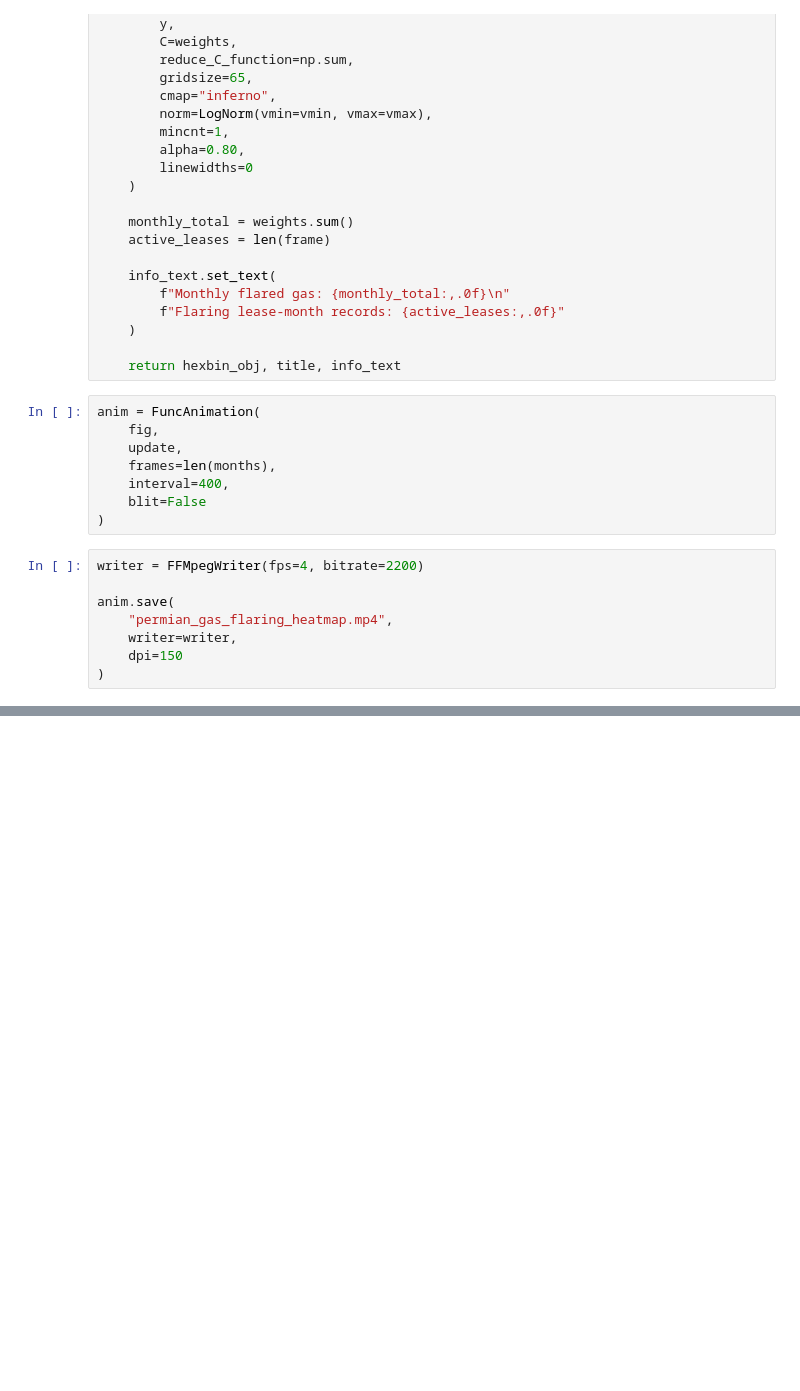
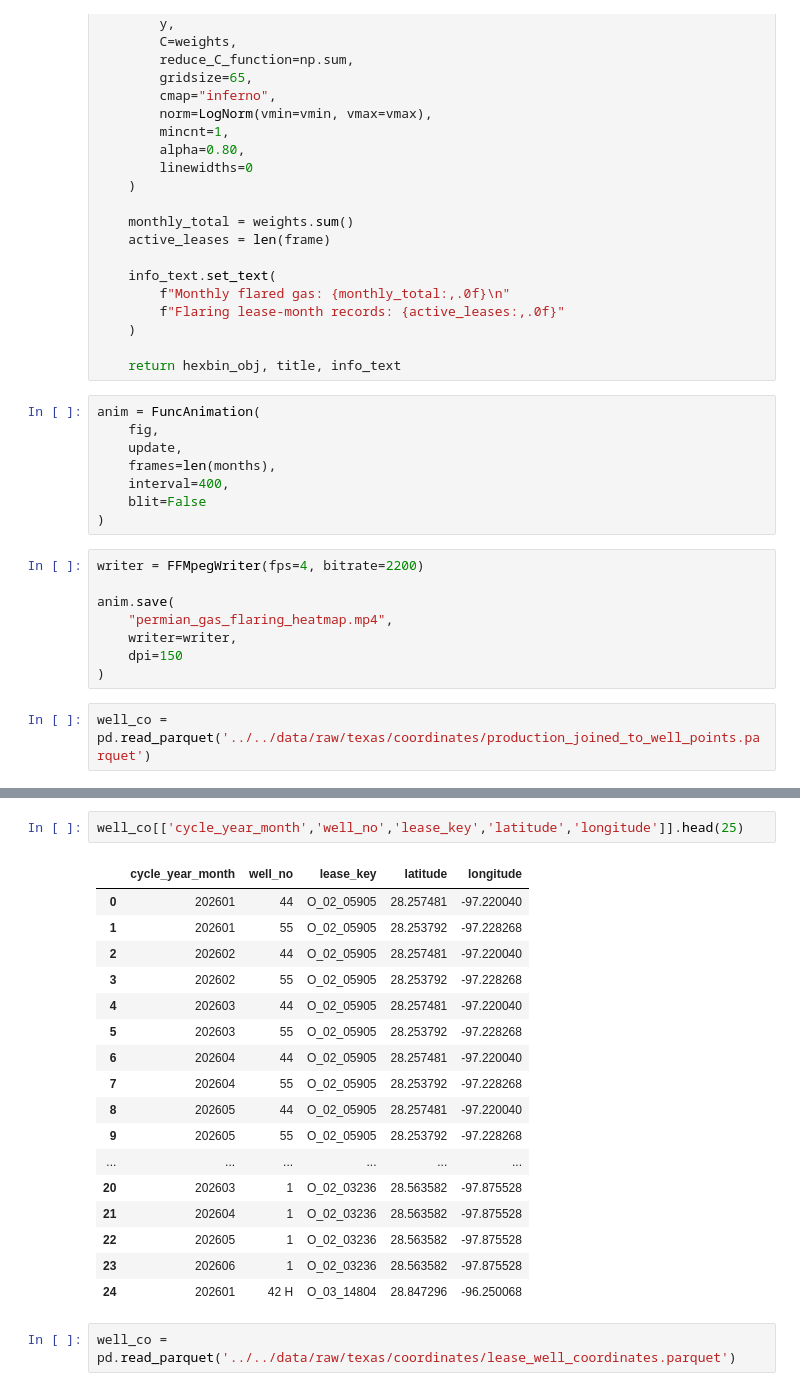
Before and after one commit to Erdos-Projects/summer26-permian-flaring, a Jupyter notebook: visualizations/texas/texas_oil_test_4.ipynb, the cells around one changed output, grey strips where cells are left out. Saved outputs shown, nothing was run; the diff lists cells and outputs as text; blank space fills up the shorter version.

```diff
--- a/visualizations/texas/texas_oil_test_4.ipynb
+++ b/visualizations/texas/texas_oil_test_4.ipynb
@@ -351,3 +381,5 @@ anim.save(
     writer=writer,
     dpi=150
 )
+# %%
+well_co = pd.read_parquet('../../data/raw/texas/coordinates/production_joined_to_well_points.parquet')
@@ -353,0 +395,22 @@ anim.save(
+# %%
+well_co[['cycle_year_month','well_no','lease_key','latitude','longitude']].head(25)
+# %% [output]
+|  | cycle_year_month | well_no | lease_key | latitude | longitude |
+| 0 | 202601 | 44 | O_02_05905 | 28.257481 | -97.220040 |
+| 1 | 202601 | 55 | O_02_05905 | 28.253792 | -97.228268 |
+| 2 | 202602 | 44 | O_02_05905 | 28.257481 | -97.220040 |
+| 3 | 202602 | 55 | O_02_05905 | 28.253792 | -97.228268 |
+| 4 | 202603 | 44 | O_02_05905 | 28.257481 | -97.220040 |
+| 5 | 202603 | 55 | O_02_05905 | 28.253792 | -97.228268 |
+| 6 | 202604 | 44 | O_02_05905 | 28.257481 | -97.220040 |
+| 7 | 202604 | 55 | O_02_05905 | 28.253792 | -97.228268 |
+| 8 | 202605 | 44 | O_02_05905 | 28.257481 | -97.220040 |
+| 9 | 202605 | 55 | O_02_05905 | 28.253792 | -97.228268 |
+| ... | ... | ... | ... | ... | ... |
+| 20 | 202603 | 1 | O_02_03236 | 28.563582 | -97.875528 |
+| 21 | 202604 | 1 | O_02_03236 | 28.563582 | -97.875528 |
+| 22 | 202605 | 1 | O_02_03236 | 28.563582 | -97.875528 |
+| 23 | 202606 | 1 | O_02_03236 | 28.563582 | -97.875528 |
+| 24 | 202601 | 42 H | O_03_14804 | 28.847296 | -96.250068 |
+# %%
+well_co = pd.read_parquet('../../data/raw/texas/coordinates/lease_well_coordinates.parquet')
```
Also changed, not shown: parts of 6 cells of this notebook, 4 other files.
